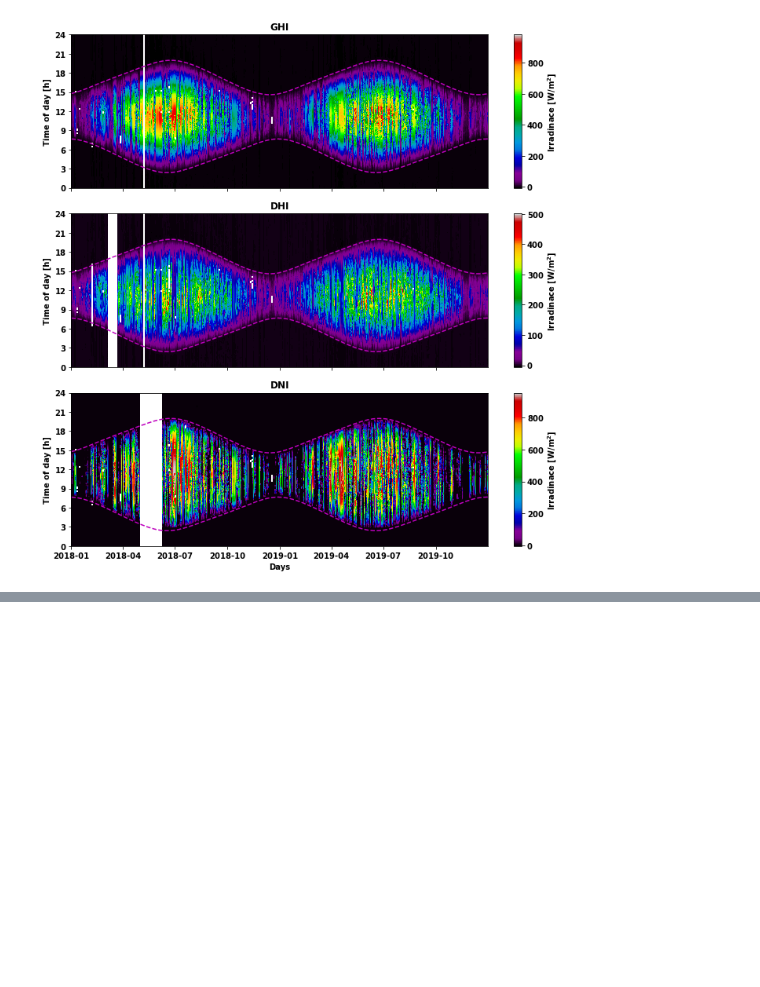
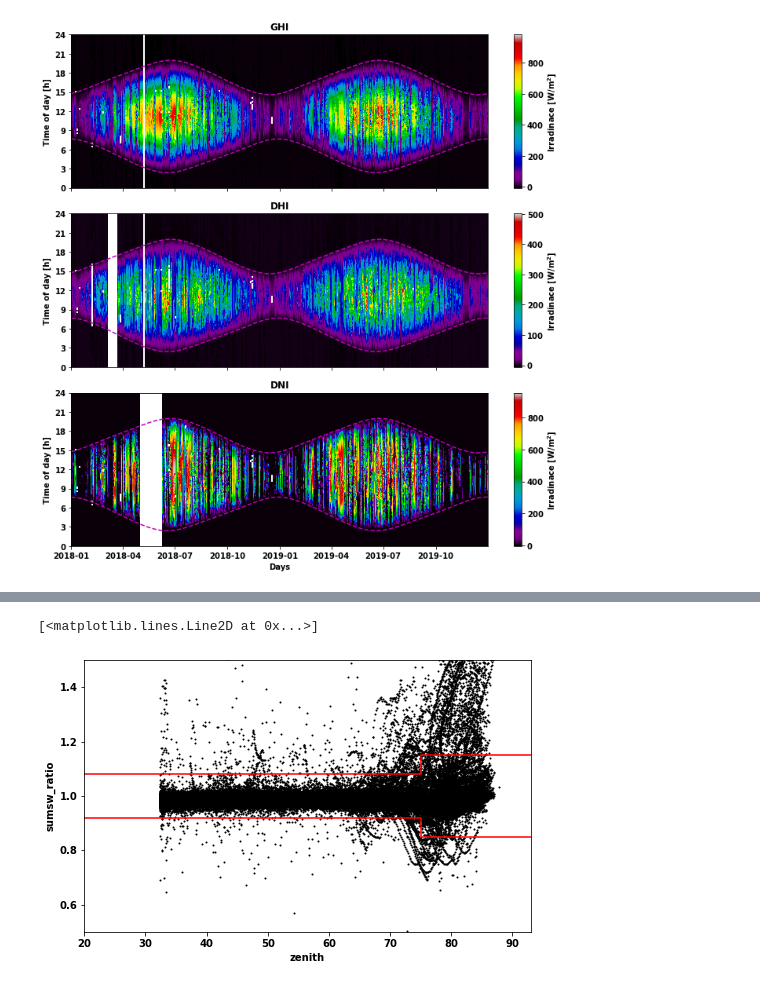
Before and after one commit to tiba-lab/Solar-Resource-Assessment-in-Python, a Jupyter notebook: notebooks/quality_asessment.ipynb, the cells around one changed output, grey strips where cells are left out. Cells and saved outputs as stored; diff of their text form; code cells hidden in the pictures; blank space fills up the shorter version.

```diff
--- a/notebooks/quality_asessment.ipynb
+++ b/notebooks/quality_asessment.ipynb
@@ -138,0 +192,12 @@ df_10min[['GHI','DHI','DNI']].plot.hist(ax=axes[1], logy=True, bins=50, alpha=0.
+# %%
+df['sumsw'] = df['DHI'] + df['DNI']*np.cos(np.deg2rad(df['zenith']))
+df['sumsw_ratio'] = df['GHI'] / df['sumsw']
+
+fig, ax = plt.subplots(figsize=(8,5))
+df[(df['zenith']<93)&(df['GHI']>50)].plot.scatter(ax=ax, x='zenith', y='sumsw_ratio',
+                                                  s=1, c='k', xlim=[20,93], ylim=[0.5,1.5])
+ax.plot([0,75,75,93], [1.08,1.08,1.15,1.15], c='r')
+ax.plot([0,75,75,93], [0.92,0.92,0.85,0.85], c='r')
+# %% [output]
+[<matplotlib.lines.Line2D at 0x...>]
+[figure, added]
```
Also changed, not shown: parts of 22 cells of this notebook.
